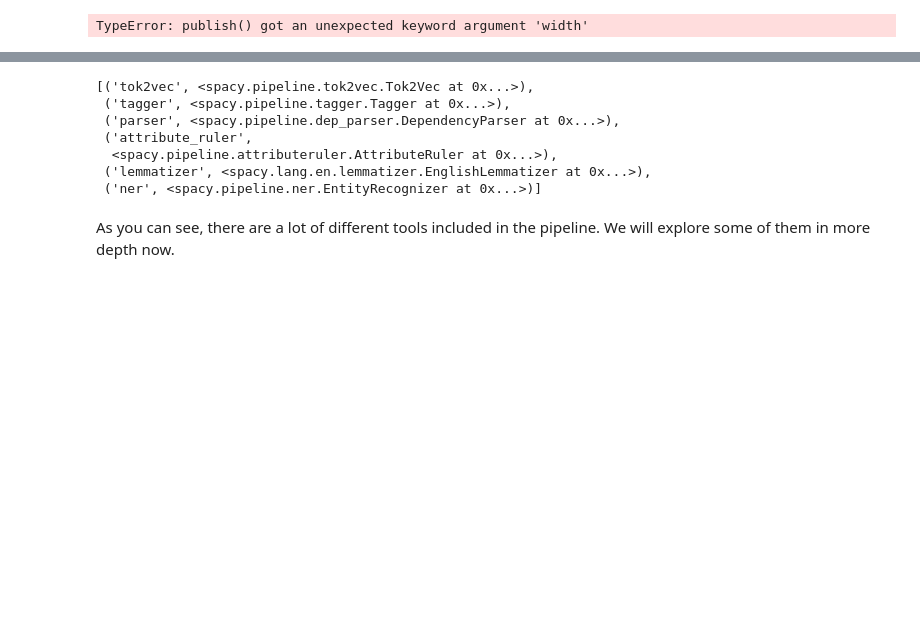
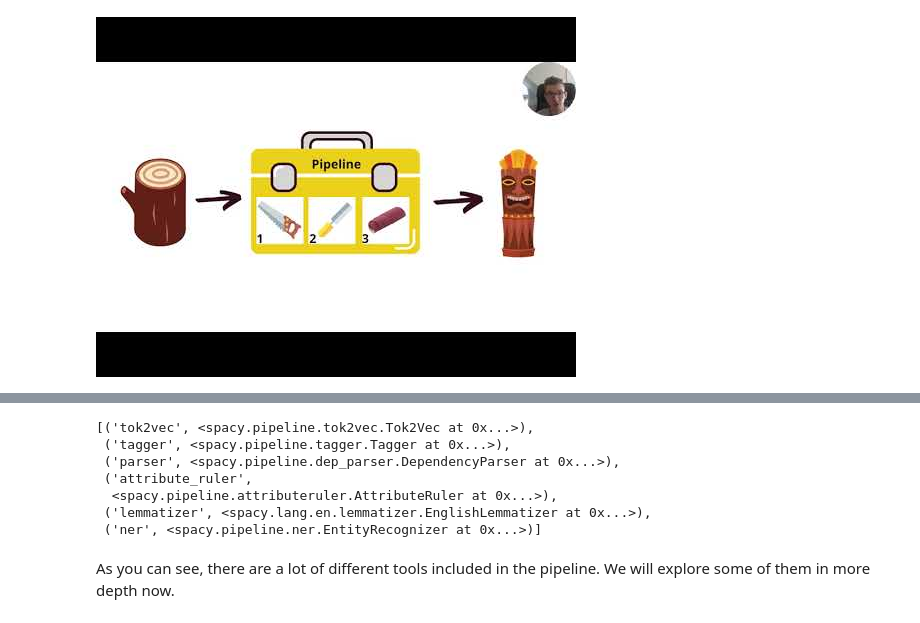
Before and after one commit to Bartosz7/lets-learn-nlp-2022, a Jupyter notebook: 2. Let's Learn NLP - Getting Started with Spacy.ipynb, the cells around one changed output, grey strips where cells are left out. Drawn from its saved outputs; the diff is of its cells as text; code cells hidden in the pictures; blank space fills up the shorter version.

```diff
--- a/2. Let's Learn NLP - Getting Started with Spacy.ipynb
+++ b/2. Let's Learn NLP - Getting Started with Spacy.ipynb
@@ -30,7 +44,8 @@ Click [here](google.com) to watch on YT or run the cell below for in-app view.
 # %%
+# RUN THIS CELL TO VIEW THE VIDEO IN JUPYTER NOTEBOOK
 from IPython.display import YouTubeVideo
-video = YouTubeVideo("")
-display(video, width="100%", height="200px")
+video = YouTubeVideo("n4eYyzP8cbc", width="100%", height="500px")
+display(video)
 # %% [output]
-TypeError: publish() got an unexpected keyword argument 'width'
+[figure, added]
 # %% [markdown]
```
Also changed, not shown: parts of 48 cells of this notebook, 10 other files.
